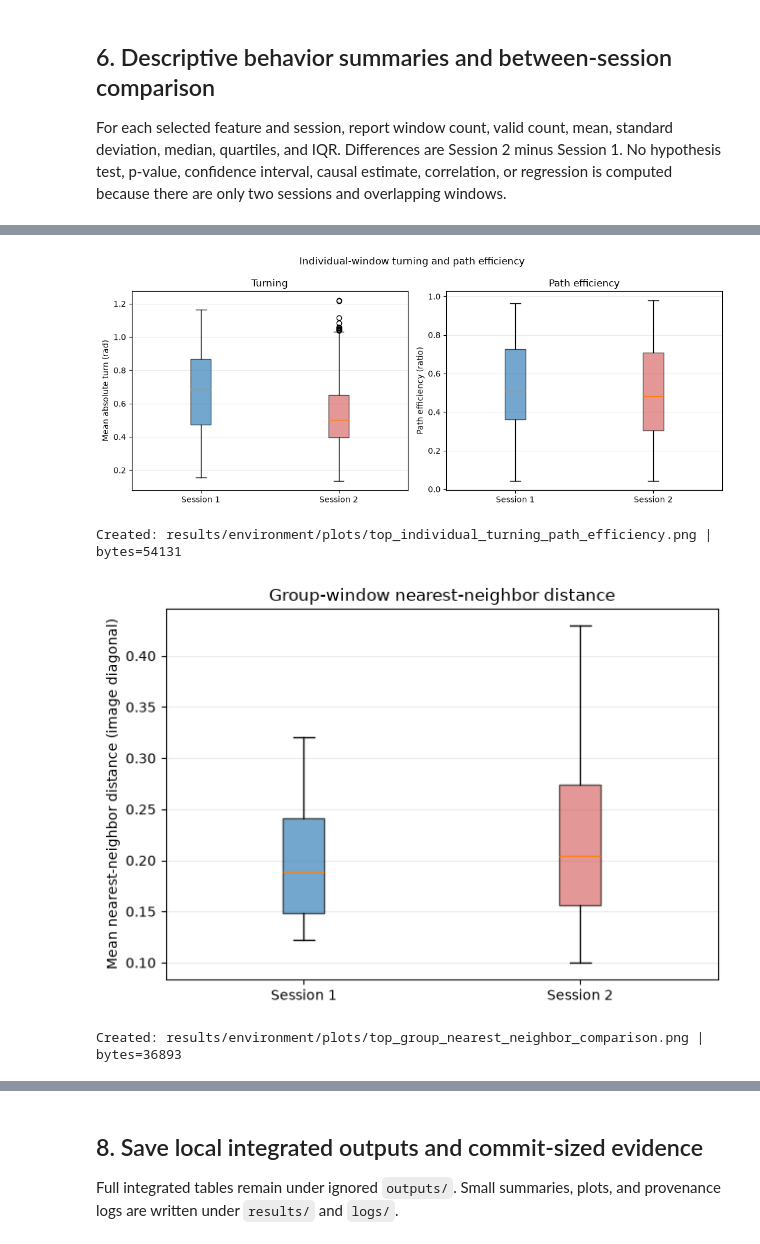
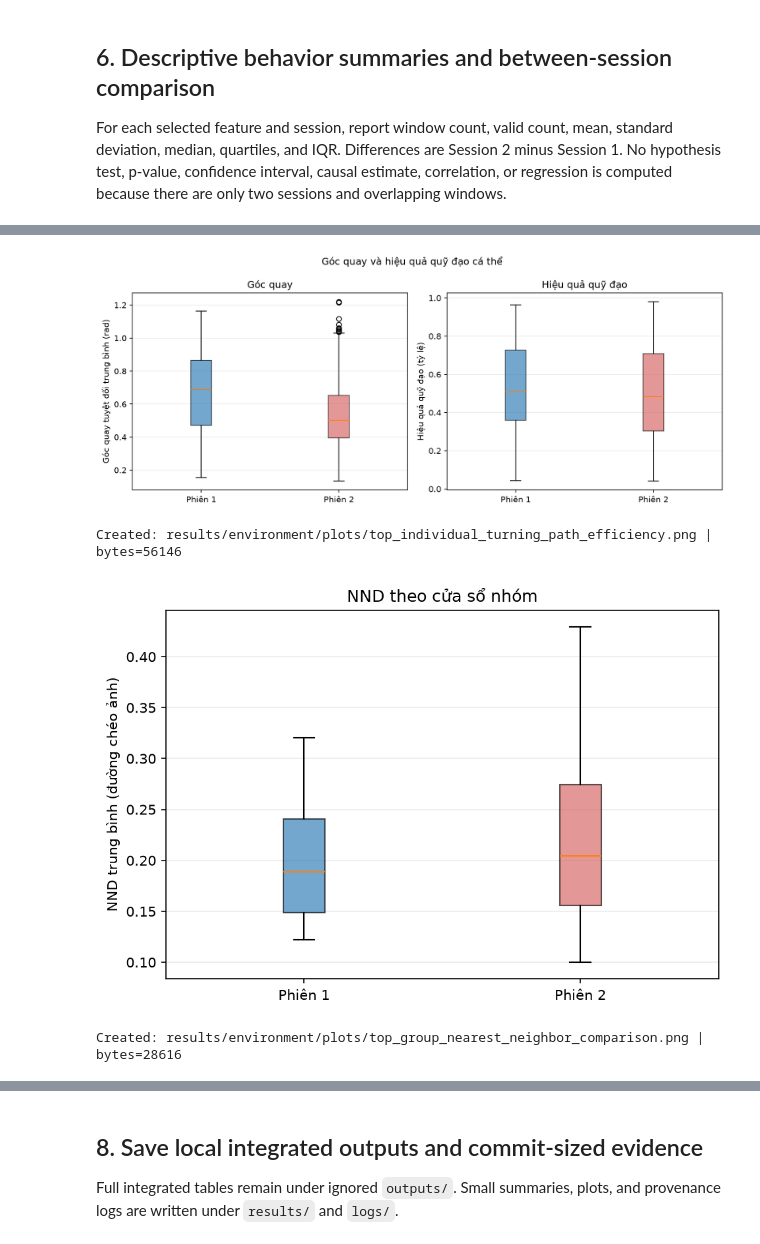
Before and after one commit to khkt-tn/fish, a Jupyter notebook: notebooks/16_environment_behavior_analysis.ipynb, the cells around one changed output, grey strips where cells are left out. Drawn from its saved outputs; the diff is of its cells as text; code cells hidden in the pictures.

```diff
--- a/notebooks/16_environment_behavior_analysis.ipynb
+++ b/notebooks/16_environment_behavior_analysis.ipynb
@@ -491,7 +491,8 @@ Plots show window-level descriptive distributions. They do not represent indepen
 # %%
 PLOT_DIR.mkdir(parents=True, exist_ok=True)
+plt.rcParams.update({"font.family": "DejaVu Sans", "axes.unicode_minus": False})
 SESSION_ORDER = ["TOP_VIDEO_1", "TOP_VIDEO_2"]
-SESSION_LABELS = ["Session 1", "Session 2"]
+SESSION_LABELS = ["Phiên 1", "Phiên 2"]
 SESSION_COLORS = ["#2878B5", "#D65F5F"]
 plot_paths = []
 runtime_warnings = []
@@ -518,12 +519,12 @@ def boxplot_feature(ax, frame, feature, ylabel, title):
     ax.grid(axis="y", alpha=0.25)
 
 fig, axes = plt.subplots(1, 3, figsize=(12, 3.8))
-for ax, column, label in zip(axes, ["temperature_mean", "ph_mean", "light_mean"], ["Temperature (°C)", "pH", "Light (sensor units)"]):
+for ax, column, label in zip(axes, ["temperature_mean", "ph_mean", "light_mean"], ["Nhiệt độ (°C)", "pH", "Ánh sáng (đơn vị cảm biến)"]):
     values = environment_session_summary.set_index("video_id").loc[SESSION_ORDER, column].to_numpy()
     ax.bar(SESSION_LABELS, values, color=SESSION_COLORS, alpha=0.75)
     ax.set_ylabel(label)
     ax.grid(axis="y", alpha=0.25)
-fig.suptitle("Session-level environmental context (start/end means; no interpolation)")
+fig.suptitle("Điều kiện môi trường theo phiên\n(trung bình đầu/cuối; không nội suy)")
 fig.tight_layout()
 save_figure(fig, "top_environment_session_conditions.png")
 # %% [output]
@@ -540,20 +541,20 @@ Created: results/environment/plots/top_individual_speed_comparison.png | bytes=3
 # %%
 fig, axes = plt.subplots(1, 2, figsize=(11, 4.5))
-boxplot_feature(axes[0], individual_integrated, "mean_abs_turn_rad", "Mean absolute turn (rad)", "Turning")
-boxplot_feature(axes[1], individual_integrated, "path_efficiency", "Path efficiency (ratio)", "Path efficiency")
-fig.suptitle("Individual-window turning and path efficiency")
+boxplot_feature(axes[0], individual_integrated, "mean_abs_turn_rad", "Góc quay tuyệt đối trung bình (rad)", "Góc quay")
+boxplot_feature(axes[1], individual_integrated, "path_efficiency", "Hiệu quả quỹ đạo (tỷ lệ)", "Hiệu quả quỹ đạo")
+fig.suptitle("Góc quay và hiệu quả quỹ đạo cá thể")
 fig.tight_layout()
 save_figure(fig, "top_individual_turning_path_efficiency.png")
 # %% [output]
-[figure, old version]
+[figure, new version]
-Created: results/environment/plots/top_individual_turning_path_efficiency.png | bytes=54131
+Created: results/environment/plots/top_individual_turning_path_efficiency.png | bytes=56146
 # %%
 fig, ax = plt.subplots(figsize=(6.5, 4.5))
-boxplot_feature(ax, group_integrated, "mean_nnd_diag", "Mean nearest-neighbor distance (image diagonal)", "Group-window nearest-neighbor distance")
+boxplot_feature(ax, group_integrated, "mean_nnd_diag", "NND trung bình (đường chéo ảnh)", "NND theo cửa sổ nhóm")
 fig.tight_layout()
 save_figure(fig, "top_group_nearest_neighbor_comparison.png")
 # %% [output]
-[figure, old version]
+[figure, new version]
-Created: results/environment/plots/top_group_nearest_neighbor_comparison.png | bytes=36893
+Created: results/environment/plots/top_group_nearest_neighbor_comparison.png | bytes=28616
 # %%
 fig, ax = plt.subplots(figsize=(6.5, 4.5))
```
Also changed, not shown: parts of 6 cells of this notebook, 14 other files.
